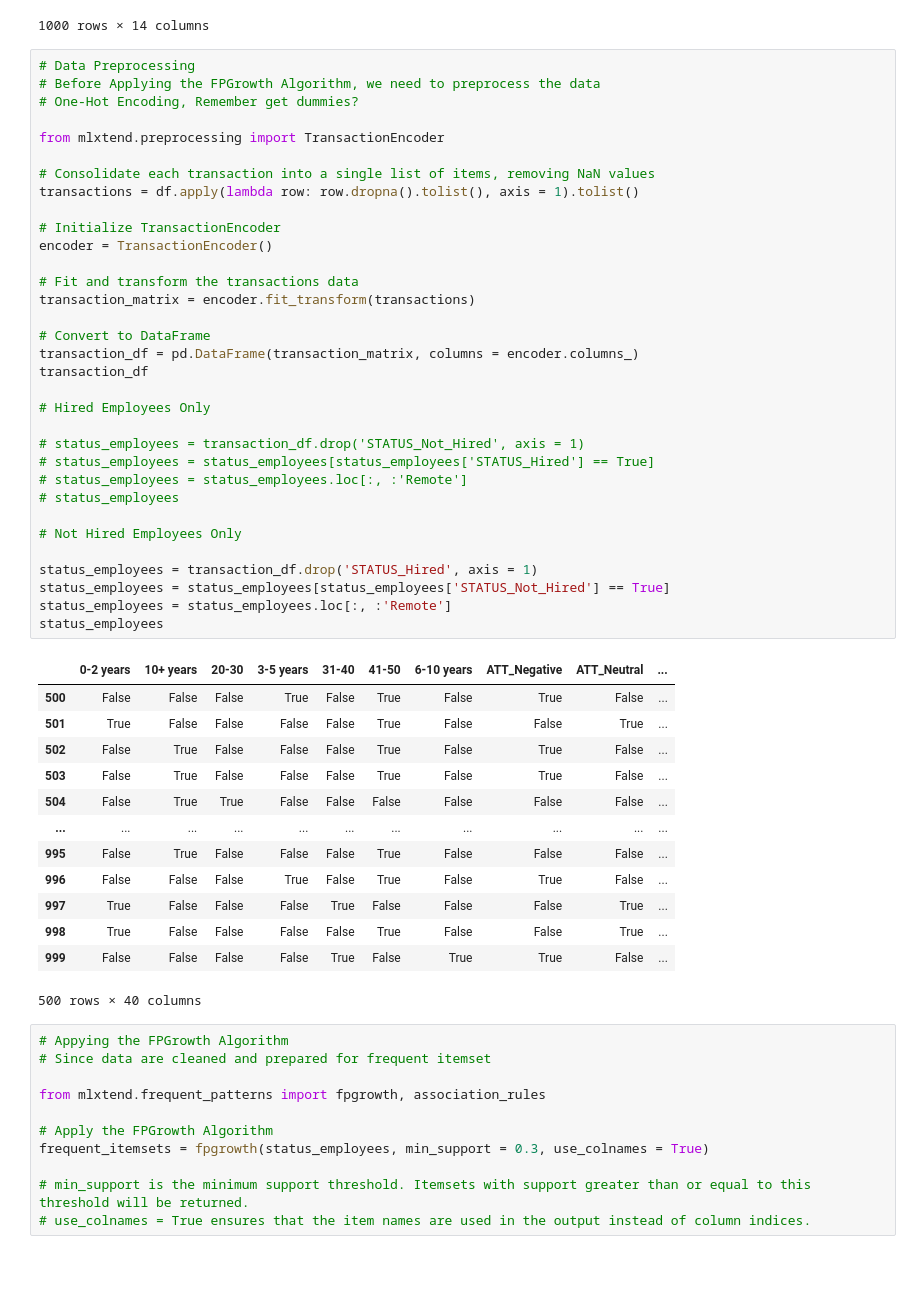
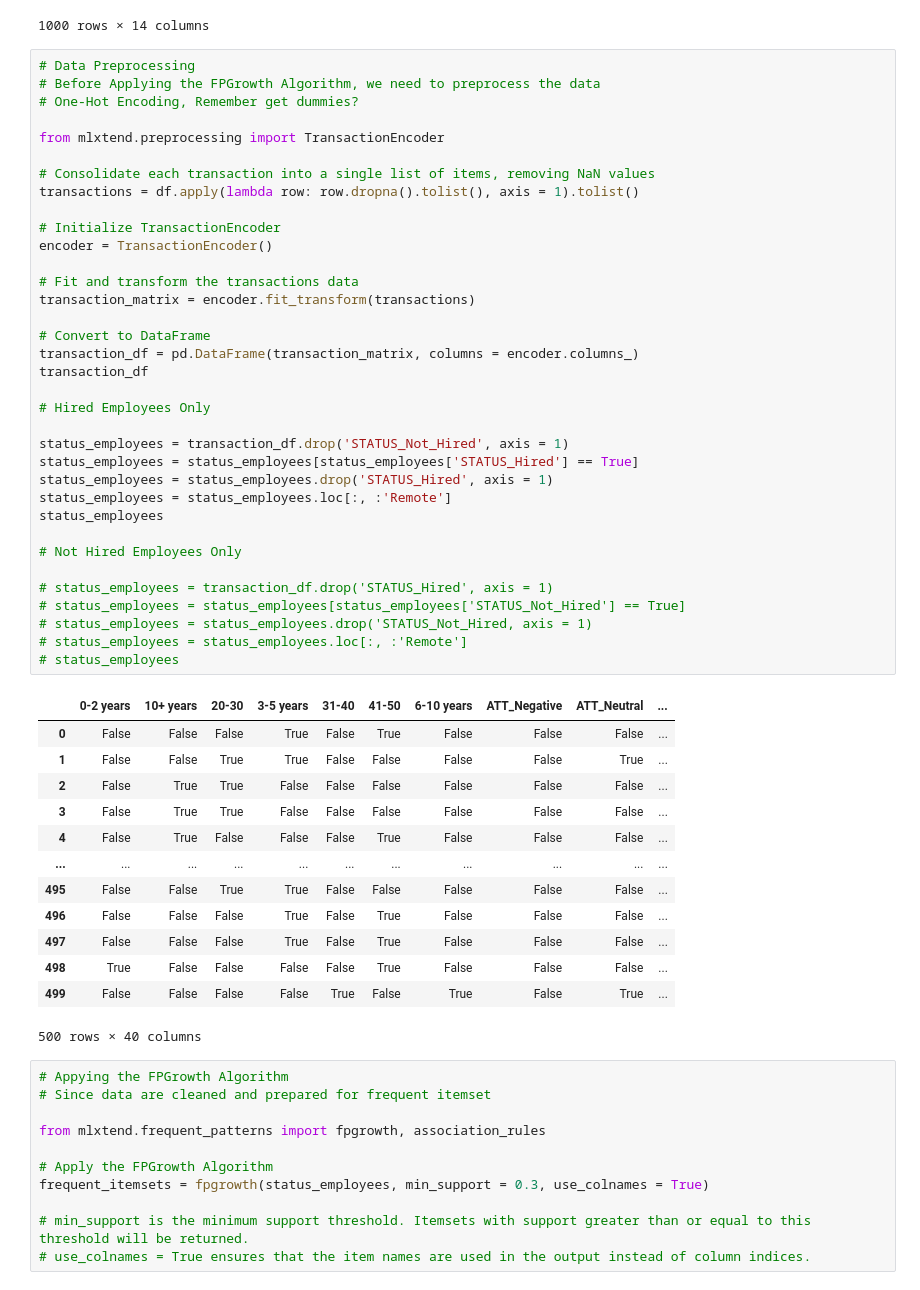
Before and after one commit to renatomaaliw3/public_files, a Jupyter notebook: CPE Electives (1 - 3)/01. Lectures Notebook/65. Assocation Rule Mining - FP Growth/FP-Growth (Case Number 03).ipynb, the cells around one changed output. Saved outputs shown, nothing was run; the diff lists cells and outputs as text.

```diff
--- a/CPE Electives (1 - 3)/01. Lectures Notebook/65. Assocation Rule Mining - FP Growth/FP-Growth (Case Number 03).ipynb
+++ b/CPE Electives (1 - 3)/01. Lectures Notebook/65. Assocation Rule Mining - FP Growth/FP-Growth (Case Number 03).ipynb
@@ -32,49 +32,51 @@ df
 # %%
 # Data Preprocessing
 # Before Applying the FPGrowth Algorithm, we need to preprocess the data
 # One-Hot Encoding, Remember get dummies?
 
 from mlxtend.preprocessing import TransactionEncoder
 
 # Consolidate each transaction into a single list of items, removing NaN values
 transactions = df.apply(lambda row: row.dropna().tolist(), axis = 1).tolist()
 
 # Initialize TransactionEncoder
 encoder = TransactionEncoder()
 
 # Fit and transform the transactions data
 transaction_matrix = encoder.fit_transform(transactions)
 
 # Convert to DataFrame
 transaction_df = pd.DataFrame(transaction_matrix, columns = encoder.columns_)
 transaction_df
 
 # Hired Employees Only
 
-# status_employees = transaction_df.drop('STATUS_Not_Hired', axis = 1)
-# status_employees = status_employees[status_employees['STATUS_Hired'] == True]
-# status_employees = status_employees.loc[:, :'Remote']
-# status_employees
+status_employees = transaction_df.drop('STATUS_Not_Hired', axis = 1)
+status_employees = status_employees[status_employees['STATUS_Hired'] == True]
+status_employees = status_employees.drop('STATUS_Hired', axis = 1)
+status_employees = status_employees.loc[:, :'Remote']
+status_employees
 
 # Not Hired Employees Only
 
-status_employees = transaction_df.drop('STATUS_Hired', axis = 1)
-status_employees = status_employees[status_employees['STATUS_Not_Hired'] == True]
-status_employees = status_employees.loc[:, :'Remote']
-status_employees
+# status_employees = transaction_df.drop('STATUS_Hired', axis = 1)
+# status_employees = status_employees[status_employees['STATUS_Not_Hired'] == True]
+# status_employees = status_employees.drop('STATUS_Not_Hired, axis = 1)
+# status_employees = status_employees.loc[:, :'Remote']
+# status_employees
 # %% [output]
 |  | 0-2 years | 10+ years | 20-30 | 3-5 years | 31-40 | 41-50 | 6-10 years | ATT_Negative | ATT_Neutral | ... |
-| 500 | False | False | False | True | False | True | False | True | False | ... |
-| 501 | True | False | False | False | False | True | False | False | True | ... |
-| 502 | False | True | False | False | False | True | False | True | False | ... |
-| 503 | False | True | False | False | False | True | False | True | False | ... |
-| 504 | False | True | True | False | False | False | False | False | False | ... |
+| 0 | False | False | False | True | False | True | False | False | False | ... |
+| 1 | False | False | True | True | False | False | False | False | True | ... |
+| 2 | False | True | True | False | False | False | False | False | False | ... |
+| 3 | False | True | True | False | False | False | False | False | False | ... |
+| 4 | False | True | False | False | False | True | False | False | False | ... |
 | ... | ... | ... | ... | ... | ... | ... | ... | ... | ... | ... |
-| 995 | False | True | False | False | False | True | False | False | False | ... |
-| 996 | False | False | False | True | False | True | False | True | False | ... |
-| 997 | True | False | False | False | True | False | False | False | True | ... |
-| 998 | True | False | False | False | False | True | False | False | True | ... |
-| 999 | False | False | False | False | True | False | True | True | False | ... |
+| 495 | False | False | True | True | False | False | False | False | False | ... |
+| 496 | False | False | False | True | False | True | False | False | False | ... |
+| 497 | False | False | False | True | False | True | False | False | False | ... |
+| 498 | True | False | False | False | False | True | False | False | False | ... |
+| 499 | False | False | False | False | True | False | True | False | True | ... |
 500 rows × 40 columns
 # %%
 # Appying the FPGrowth Algorithm
```
Also changed, not shown: parts of 13 cells of this notebook, 1 other file.
